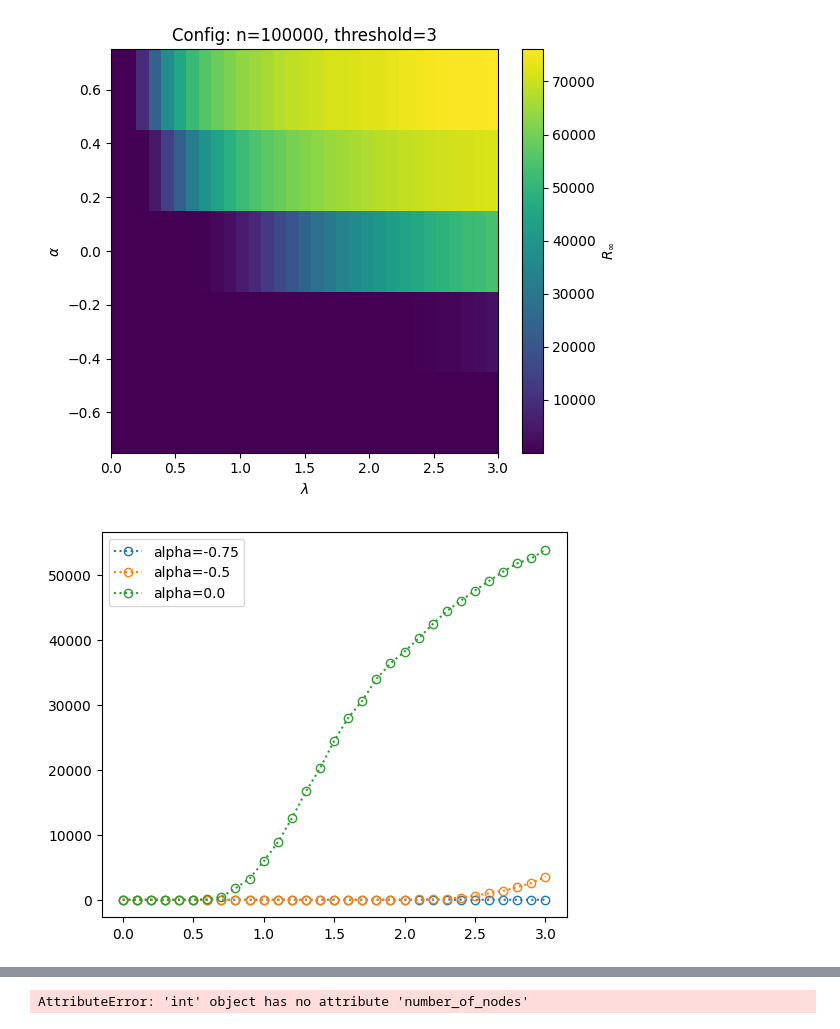
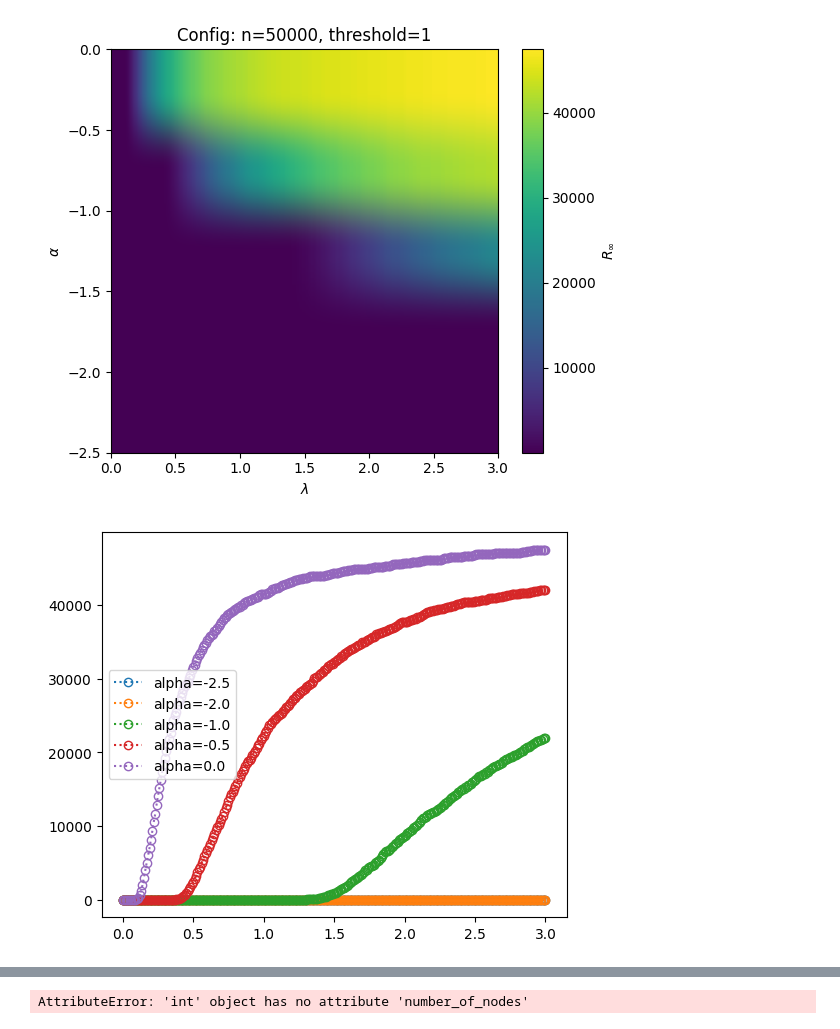
Before and after one commit to Kojirouuuu/network-simulations, a Jupyter notebook: notebooks/analyze.ipynb, the cells around one changed output, grey strips where cells are left out. Saved outputs shown, nothing was run; the diff lists cells and outputs as text; code cells hidden in the pictures.

```diff
--- a/notebooks/analyze.ipynb
+++ b/notebooks/analyze.ipynb
@@ -10,11 +10,11 @@ import networkx as nx
 
 from tqdm import tqdm
 
-N = 100_000
-batch_size = 20
-threshold = 3
-p = 0.3
-gamma = 3.60
+N = 50_000
+batch_size = 16
+threshold = 1
+p = 0.0
+gamma = 3.30
 kmin = 5
 network_type = "Config"
 network_path = network_type
@@ -136,17 +148,17 @@ cbar.set_label(r'$R_\infty$')
 plt.tight_layout()
 plt.show()
 # %% [output]
-[figure, old version]
+[figure, new version]
 # %%
-alpha_idx_list = [0, 1, 2]
+alpha_idx_list = [0, 1, 2, 3, 4]
 
 plt.figure(figsize=(6, 5))
 for alpha_idx in alpha_idx_list:
     plt.plot(lamb_values, R[alpha_idx, :], label=f'alpha={alpha_values[alpha_idx]}', linestyle=':', marker='o', markerfacecolor='none', markeredgecolor=colors[alpha_idx])
 plt.legend()
 plt.show()
 # %% [output]
-[figure, old version]
+[figure, new version]
 # %%
 valid_threshold = 30
 R_valid = np.zeros((len(alpha_values), len(lamb_values)))
```
Also changed, not shown: parts of 5 cells of this notebook, 2 other files.
